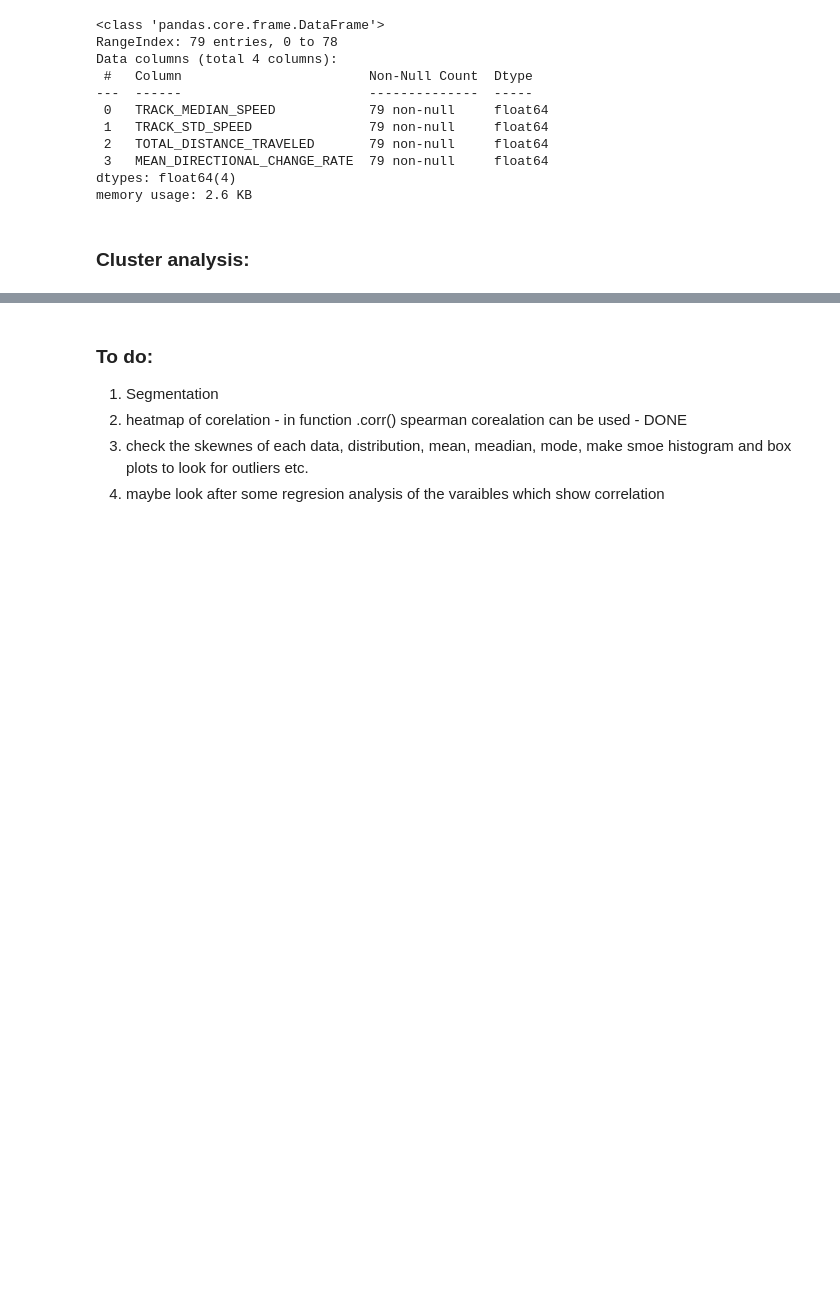
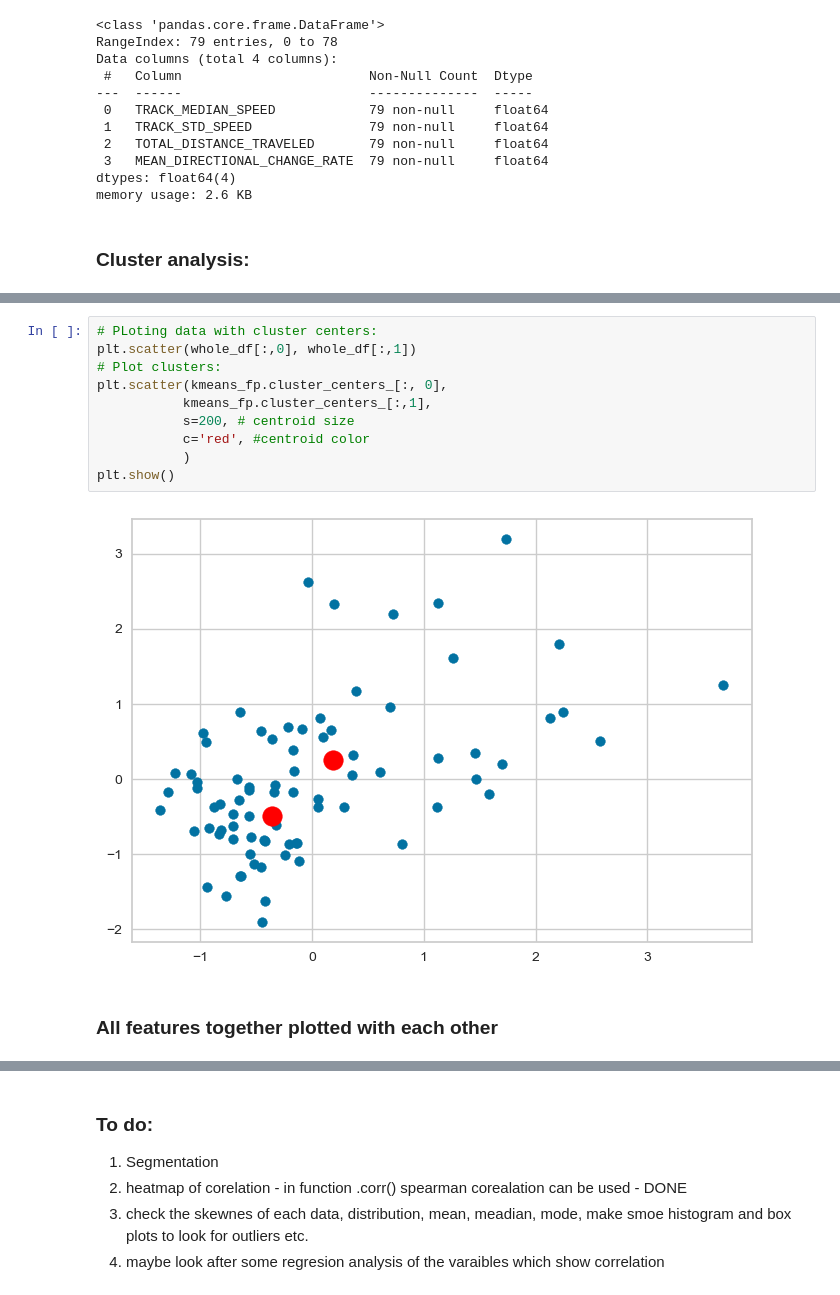
Before and after one commit to GentlemanFrog/Trajectory_clustering, a Jupyter notebook: Trajectory_analysis.ipynb, the cells around one changed output, grey strips where cells are left out. Saved outputs shown, nothing was run; the diff lists cells and outputs as text; blank space fills up the shorter version.

```diff
--- a/Trajectory_analysis.ipynb
+++ b/Trajectory_analysis.ipynb
@@ -551,0 +579,14 @@ visualizer.show()
+# %%
+# PLoting data with cluster centers:
+plt.scatter(whole_df[:,0], whole_df[:,1])
+# Plot clusters:
+plt.scatter(kmeans_fp.cluster_centers_[:, 0],
+           kmeans_fp.cluster_centers_[:,1],
+           s=200, # centroid size
+           c='red', #centroid color
+           )
+plt.show()
+# %% [output]
+[figure, added]
+# %% [markdown]
+### All features together plotted with each other
```
Also changed, not shown: parts of 19 cells of this notebook.
